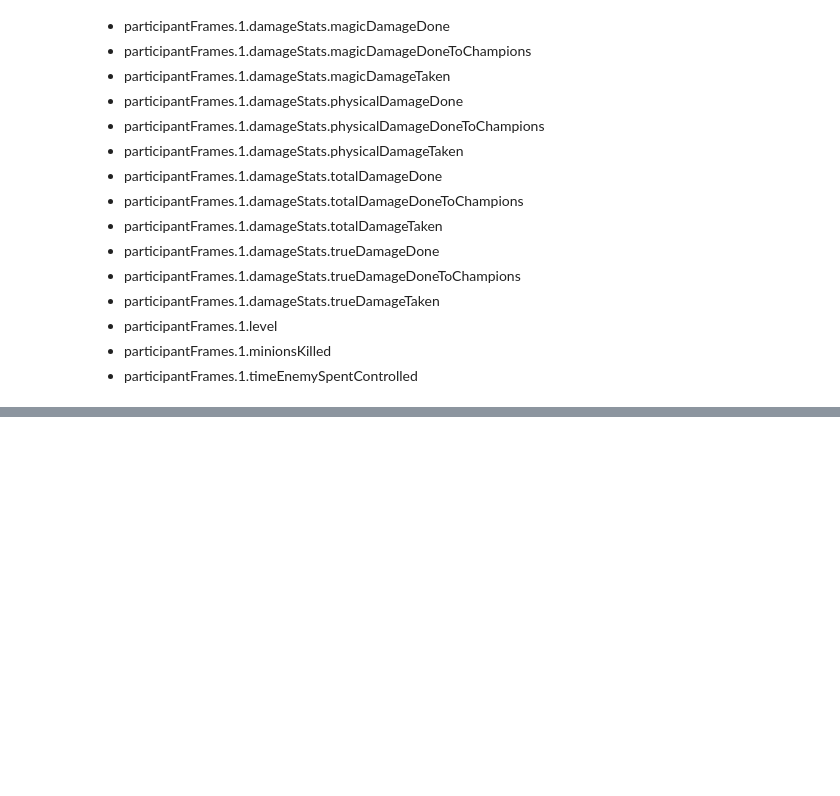
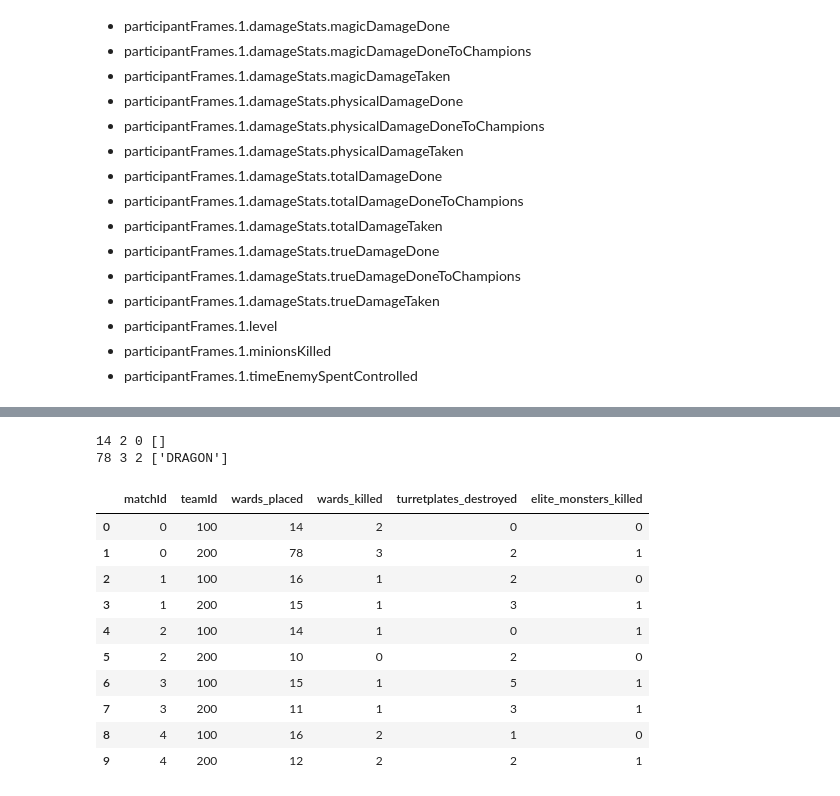
Before and after one commit to nss-data-science-cohort-6/kaggle_lol-elden-ring, a Jupyter notebook: notebooks/data_exploration.ipynb, the cells around one changed output, grey strips where cells are left out. Drawn from its saved outputs; the diff is of its cells as text; code cells hidden in the pictures; blank space fills up the shorter version.

```diff
--- a/notebooks/data_exploration.ipynb
+++ b/notebooks/data_exploration.ipynb
@@ -164,9 +162,10 @@ for i in range(0,8000) :
                    'final_dmgtaken': temp_data[f'participantFrames.{j}.damageStats.totalDamageTaken'][max_frame],
                    'final_truedmgdone': temp_data[f'participantFrames.{j}.damageStats.trueDamageDoneToChampions'][max_frame],
                    'final_truedmgtaken': temp_data[f'participantFrames.{j}.damageStats.trueDamageTaken'][max_frame],
+                   'final_enemycontrolled': temp_data[f'participantFrames.{j}.timeEnemySpentControlled'][max_frame],
                    'final_lvl': temp_data[f'participantFrames.{j}.level'][max_frame]
                    })
 
 
-        training_data = pd.concat([testing_data, temp_df], ignore_index = True)
+        training_data = pd.concat([training_data, temp_df], ignore_index = True)
 # %%
@@ -281,0 +283,46 @@ pd.json_normalize(pd.json_normalize(timeline01_test['events'])[1])
+# %%
+with open('../data/train_timelines/train_timelines/timeline_0.json') as testing_timeline:
+    #timeline0_contents = testing_timeline.read()
+    timeline0_contents = json.load(testing_timeline)
+
+
+team100_wards = 0
+team100_ward_kills = 0
+team100_turretplates = 0
+team100_elitemonsters = []
+team200_wards = 0
+team200_ward_kills = 0
+team200_turretplates = 0
+team200_elitemonsters = []
+
+for frame in range(11):
+    for event in range(len(timeline0_contents['frames'][frame]['events'])):
+        if (timeline0_contents['frames'][frame]['events'][event]['type'] == 'WARD_PLACED'):
+            if (timeline0_contents['frames'][frame]['events'][event]['creatorId']) in (1,2,3,4,5):
+                team100_wards = team100_wards + 1
+            else:
+                team200_wards = team200_wards + 1
+
+        elif (timeline0_contents['frames'][frame]['events'][event]['type'] == 'WARD_KILL'):
+            if (timeline0_contents['frames'][frame]['events'][event]['killerId']) in (1,2,3,4,5):
+                team100_ward_kills = team100_ward_kills + 1
+            else:
+                team200_ward_kills = team200_ward_kills + 1
+
+        elif (timeline0_contents['frames'][frame]['events'][event]['type'] == 'TURRET_PLATE_DESTROYED'):
+            if (timeline0_contents['frames'][frame]['events'][event]['killerId']) in (1,2,3,4,5):
+                team100_turretplates = team100_turretplates + 1
+            else:
+                team200_turretplates = team200_turretplates + 1
+
+        elif (timeline0_contents['frames'][frame]['events'][event]['type'] == 'ELITE_MONSTER_KILL'):
+            if timeline0_contents['frames'][frame]['events'][event]['killerId'] in (1,2,3,4,5):
+                team100_elitemonsters.append(timeline0_contents['frames'][frame]['events'][event]['monsterType'])
+            else:
+                team200_elitemonsters.append(timeline0_contents['frames'][frame]['events'][event]['monsterType'])
+# %%
+print(team100_wards, team100_ward_kills, team100_turretplates, team100_elitemonsters)
+print(team200_wards, team200_ward_kills, team200_turretplates, team200_elitemonsters)
+# %% [output]
+14 2 0 []
+78 3 2 ['DRAGON']
@@ -282,3 +463,17 @@ pd.json_normalize(pd.json_normalize(timeline01_test['events'])[1])
+# %%
+training_events.head(10)
+# %% [output]
+|  | matchId | teamId | wards_placed | wards_killed | turretplates_destroyed | elite_monsters_killed |
+| 0 | 0 | 100 | 14 | 2 | 0 | 0 |
+| 1 | 0 | 200 | 78 | 3 | 2 | 1 |
+| 2 | 1 | 100 | 16 | 1 | 2 | 0 |
+| 3 | 1 | 200 | 15 | 1 | 3 | 1 |
+| 4 | 2 | 100 | 14 | 1 | 0 | 1 |
+| 5 | 2 | 200 | 10 | 0 | 2 | 0 |
+| 6 | 3 | 100 | 15 | 1 | 5 | 1 |
+| 7 | 3 | 200 | 11 | 1 | 3 | 1 |
+| 8 | 4 | 100 | 16 | 2 | 1 | 0 |
+| 9 | 4 | 200 | 12 | 2 | 2 | 1 |
 # %%
 testing_data = pd.DataFrame()
 
```
Also changed, not shown: parts of 10 cells of this notebook, 1 other file.
